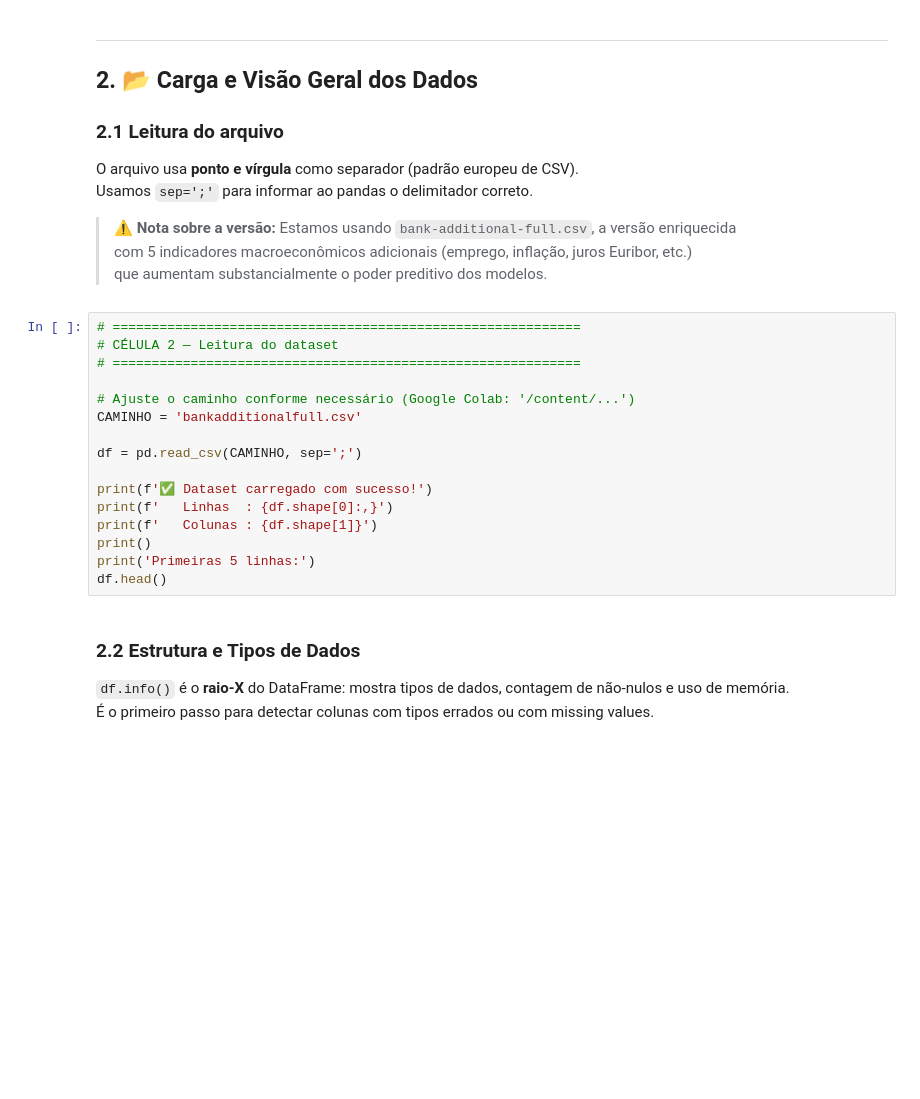
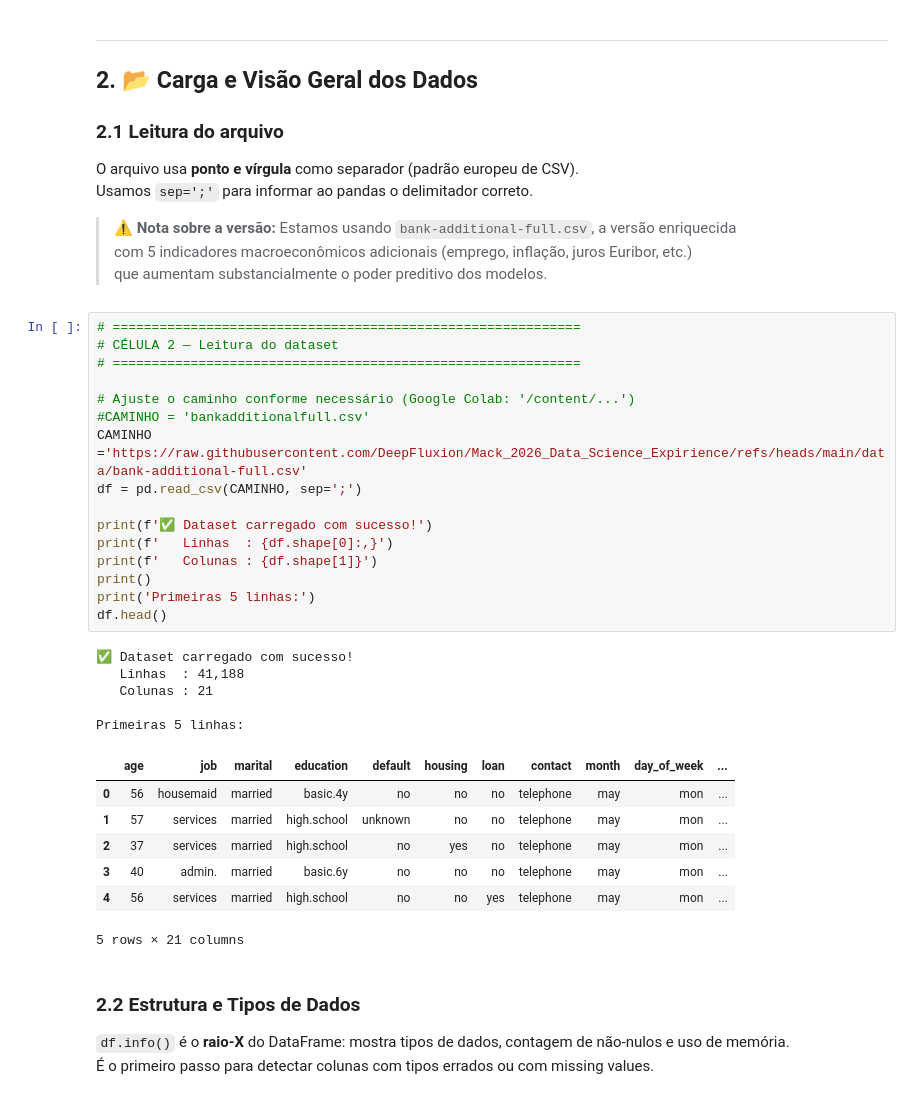
Before and after one commit to DeepFluxion/Mack_2026_Data_Science_Expirience, a Jupyter notebook: notebooks/Aula_2_bank_marketing_eda_Parte_I.ipynb, the cells around one changed output. Cells and saved outputs as stored; diff of their text form; blank space fills up the shorter version.

```diff
--- a/notebooks/Aula_2_bank_marketing_eda_Parte_I.ipynb
+++ b/notebooks/Aula_2_bank_marketing_eda_Parte_I.ipynb
@@ -85,19 +90,32 @@ Usamos `sep=';'` para informar ao pandas o delimitador correto.
 # %%
 # ============================================================
 # CÉLULA 2 — Leitura do dataset
 # ============================================================
 
 # Ajuste o caminho conforme necessário (Google Colab: '/content/...')
-CAMINHO = 'bankadditionalfull.csv'
-
+#CAMINHO = 'bankadditionalfull.csv'
+CAMINHO ='https://raw.githubusercontent.com/DeepFluxion/Mack_2026_Data_Science_Expirience/refs/heads/main/data/bank-additional-full.csv'
 df = pd.read_csv(CAMINHO, sep=';')
 
 print(f'✅ Dataset carregado com sucesso!')
 print(f'   Linhas  : {df.shape[0]:,}')
 print(f'   Colunas : {df.shape[1]}')
 print()
 print('Primeiras 5 linhas:')
 df.head()
+# %% [output]
+✅ Dataset carregado com sucesso!
+   Linhas  : 41,188
+   Colunas : 21
+
+Primeiras 5 linhas:
+|  | age | job | marital | education | default | housing | loan | contact | month | day_of_week | ... |
+| 0 | 56 | housemaid | married | basic.4y | no | no | no | telephone | may | mon | ... |
+| 1 | 57 | services | married | high.school | unknown | no | no | telephone | may | mon | ... |
+| 2 | 37 | services | married | high.school | no | yes | no | telephone | may | mon | ... |
+| 3 | 40 | admin. | married | basic.6y | no | no | no | telephone | may | mon | ... |
+| 4 | 56 | services | married | high.school | no | no | yes | telephone | may | mon | ... |
+5 rows × 21 columns
 # %% [markdown]
 ### 2.2 Estrutura e Tipos de Dados
 
```
Also changed, not shown: parts of 6 cells of this notebook.
